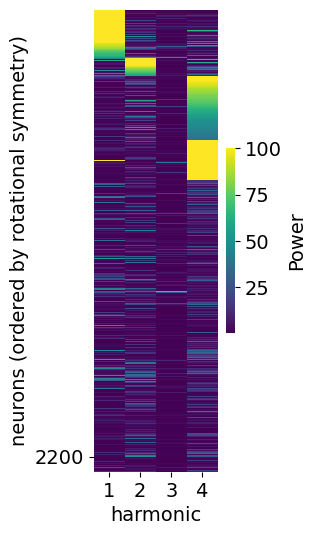
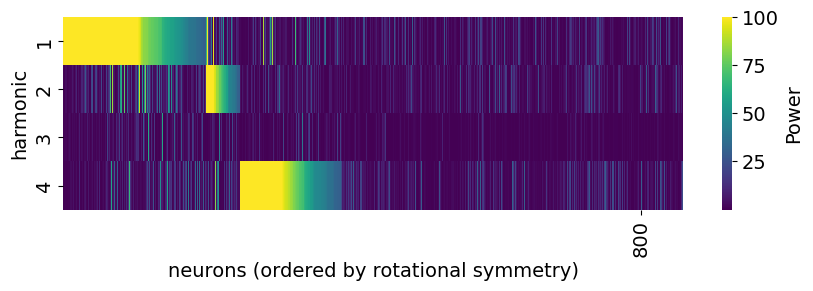
The notebook cell's code change between the first figure and the second:
--- before
+++ after
@@ -1,3 +1,4 @@
 reload(vel)
-f, ax = plt.subplots(1, 1, figsize=(2, 6))
-vel.plot_velocity_population_symmetry_heatmap(pop_velocity_tuning, n_clusters=8, vmax=100, min_ordering_power=30, ax=ax)
+f, ax = plt.subplots(1, 1, figsize=(10, 2.5))
+vel.plot_velocity_population_symmetry_heatmap(pop_velocity_tuning, ax=ax)
+f.savefig(f"../results/velocity/figures/velocity_symmetry_heatmap.pdf")

Commit: c